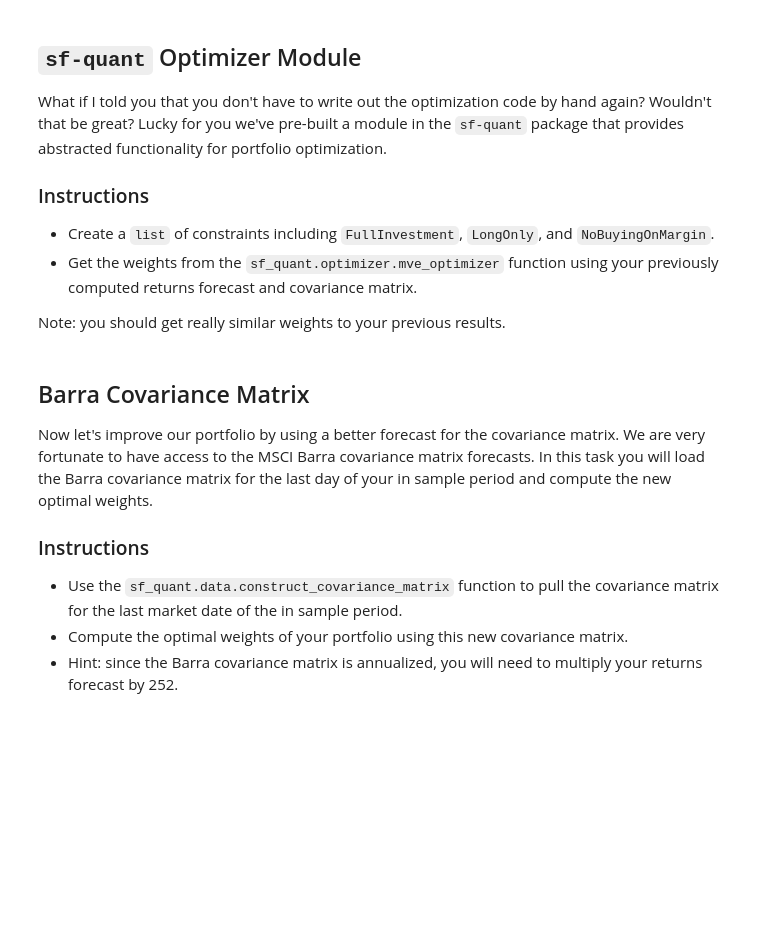
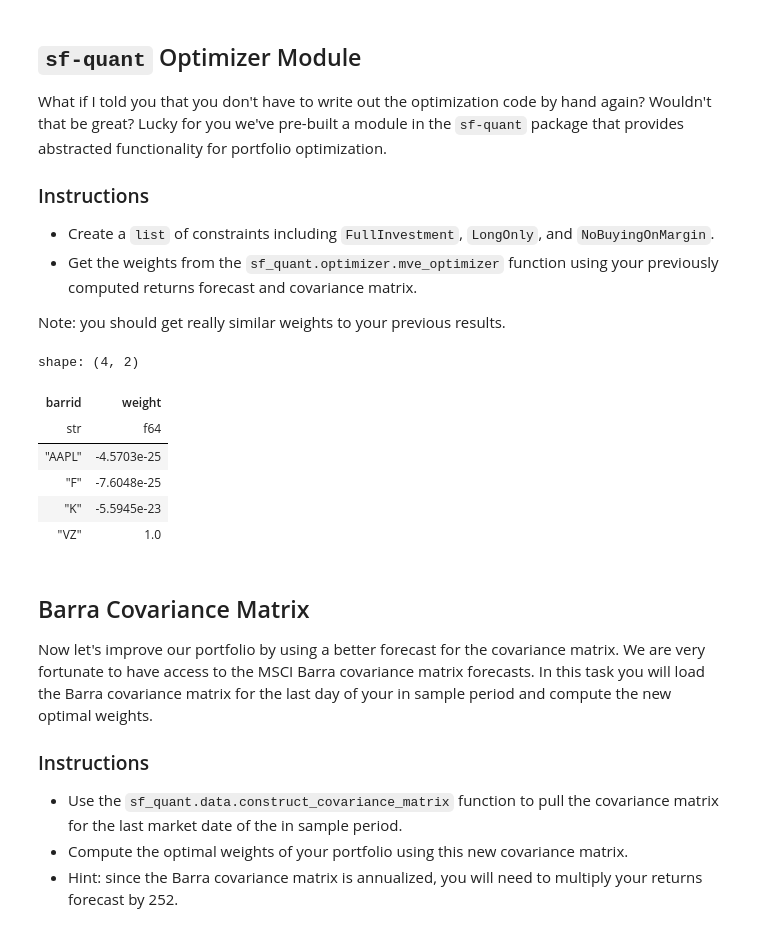
Before and after one commit to grantrich21/sf-quant-labs, a Jupyter notebook: labs/lab_2.ipynb, the cells around one changed output. Saved outputs shown, nothing was run; the diff lists cells and outputs as text; code cells hidden in the pictures; blank space fills up the shorter version.

```diff
--- a/labs/lab_2.ipynb
+++ b/labs/lab_2.ipynb
@@ -393,24 +395,43 @@ Note: you should get really similar weights to your previous results.
 # %%
 def task_sf_optimizer_weights(tickers: list[str], er_vector: np.ndarray, cov_mat: np.ndarray) -> pl.DataFrame:
     """
     Compute the optimal weights of the portfolio given the expected returns forecast and the covariance matrix forecast.
     Make sure to use the sf_quant package.
 
     Args:
         ticker (list[str]): a list of tickers sorted alphabetically
         er_vector (np.array): a numpy array (1x4) with an entry for the average return of each ticker (sorted alphabetically by ticker)
         cov_mat (np.array): a numpy array (4x4) containing the covariances of the assets (columns and rows are sorted alphabetically by ticker)
 
     Returns:
         pl.DataFrame: a data frame with columns ticker and weight
     """
 
-    # TODO: Finish function
-    pass
+    constraints = [
+        sfo.FullInvestment(),
+        sfo.LongOnly(),
+        sfo.NoBuyingOnMargin()
+    ]
+
+    return sfo.mve_optimizer(
+        ids=tickers,
+        alphas=er_vector,
+        covariance_matrix=cov_mat,
+        constraints=constraints,
+        gamma=2
+    )
 
 weights_sf = task_sf_optimizer_weights(tickers, er_vector, cov_mat)
 
 weights_sf
+# %% [output]
+shape: (4, 2)
+| barrid | weight |
+| str | f64 |
+| "AAPL" | -4.5703e-25 |
+| "F" | -7.6048e-25 |
+| "K" | -5.5945e-23 |
+| "VZ" | 1.0 |
 # %% [markdown]
 ## Barra Covariance Matrix
 
```
Also changed, not shown: parts of 7 cells of this notebook.
